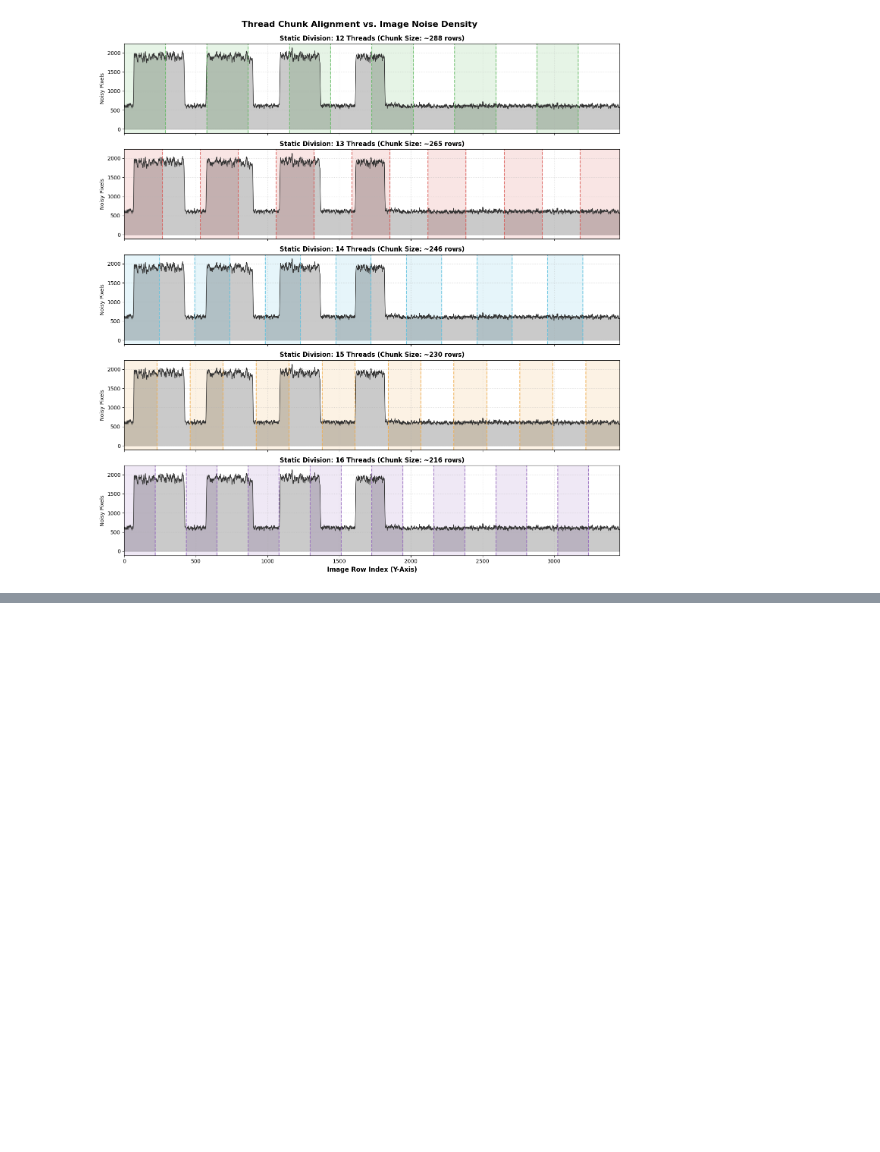
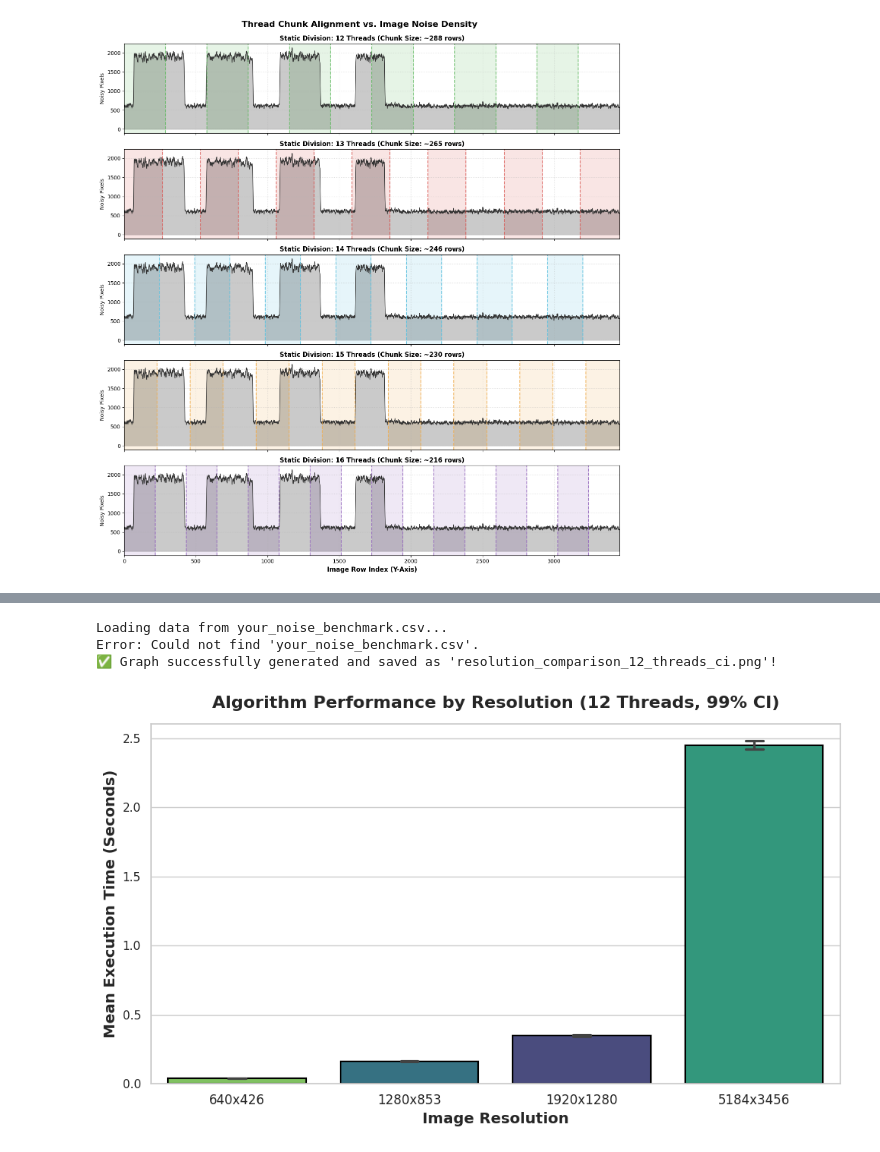
Before and after one commit to lorenzo-marranini/Computer-Architecture-Project, a Jupyter notebook: src/analysis.ipynb, the cells around one changed output, grey strips where cells are left out. Cells and saved outputs as stored; diff of their text form; code cells hidden in the pictures; blank space fills up the shorter version.

```diff
--- a/src/analysis.ipynb
+++ b/src/analysis.ipynb
@@ -1286,0 +1458,76 @@ Image Dimensions: 5184x3456
+# %%
+import pandas as pd
+import matplotlib.pyplot as plt
+import seaborn as sns
+
+# --- CONFIGURATION ---
+CSV_FILENAME = 'your_noise_benchmark.csv'  # Replace with your actual CSV
+OUTPUT_GRAPH = 'resolution_comparison_12_threads_ci.png'
+
+# --- ALIASES FOR RESOLUTIONS ---
+# Map your exact CSV file paths to clean presentation labels
+RENAME_MAP = {
+    '../noise_640x426.ppm': '640x426',
+    '../noise_1280x853.ppm': '1280x853',
+    '../noise_1920x1280.ppm': '1920x1280',
+    '../noise.ppm': '5184x3456'
+}
+
+print(f"Loading data from {CSV_FILENAME}...")
+
+try:
+    df = pd.read_csv(CSV_FILENAME)
+except FileNotFoundError:
+    print(f"Error: Could not find '{CSV_FILENAME}'.")
+    exit(1)
+
+# --- 1. FILTER FOR 12 THREADS ---
+df_12 = df[df['Thread Count'] == 12].copy()
+
+if df_12.empty:
+    print("Error: No data found for 12 threads. Check your CSV.")
+    exit(1)
+
+# Apply the clean aliases to the 'Noise Name' column
+df_12['Noise Name'] = df_12['Noise Name'].replace(RENAME_MAP)
+
+# --- 2. SORT THE BARS ---
+# Sort the resolutions by their mean execution time so the graph steps up logically
+bar_order = df_12.groupby('Noise Name')['Time (Seconds)'].mean().sort_values().index
+
+# --- 3. PLOT THE BAR CHART ---
+plt.figure(figsize=(10, 6))
+sns.set_theme(style="whitegrid")
+
+# Seaborn calculates the mean and draws the 99% CI automatically based on your reps!
+ax = sns.barplot(
+    data=df_12,
+    x='Noise Name',
+    y='Time (Seconds)',
+    order=bar_order,      # Ensures the bars are sorted logically
+    errorbar=('ci', 99),  # Calculates the 99% Confidence Interval from the 30 runs
+    capsize=0.1,          # Adds the horizontal caps to the error lines
+    hue='Noise Name',     # Assigns a unique color to each resolution
+    palette='viridis',    # A clean, professional color gradient
+    edgecolor='black',    # Gives the bars a crisp outline
+    linewidth=1.5,
+    legend=False          # The X-axis already has the names, so a legend is redundant
+)
+
+# Formatting
+plt.xlabel('Image Resolution', fontsize=14, fontweight='bold')
+plt.ylabel('Mean Execution Time (Seconds)', fontsize=14, fontweight='bold')
+
+# Ensure the labels are easy to read
+plt.xticks(fontsize=12)
+
+# Save and show
+plt.tight_layout()
+plt.savefig(OUTPUT_GRAPH, dpi=300)
+print(f"✅ Graph successfully generated and saved as '{OUTPUT_GRAPH}'!")
+plt.show()
+# %% [output]
+Loading data from your_noise_benchmark.csv...
+Error: Could not find 'your_noise_benchmark.csv'.
+✅ Graph successfully generated and saved as 'resolution_comparison_12_threads_ci.png'!
+[figure, added]
```
Also changed, not shown: parts of 5 cells of this notebook, 8 other files.
